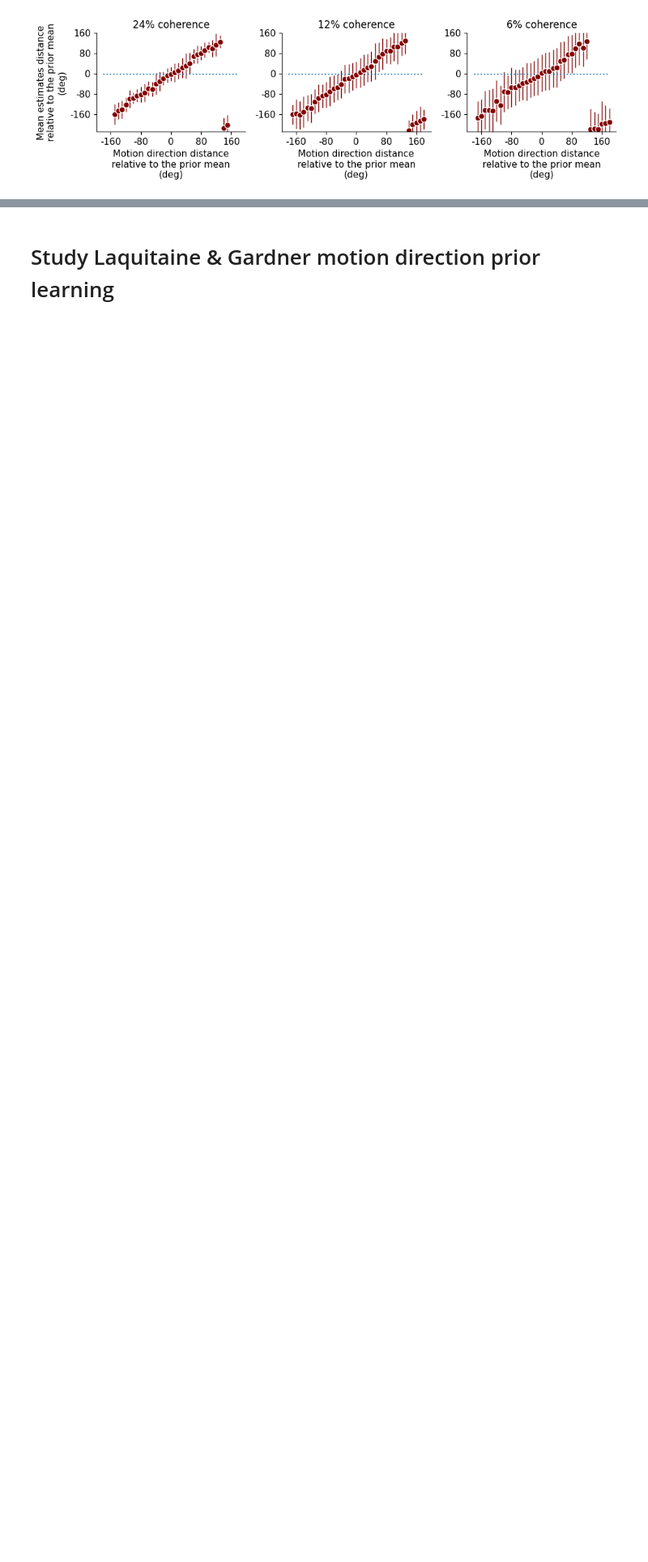
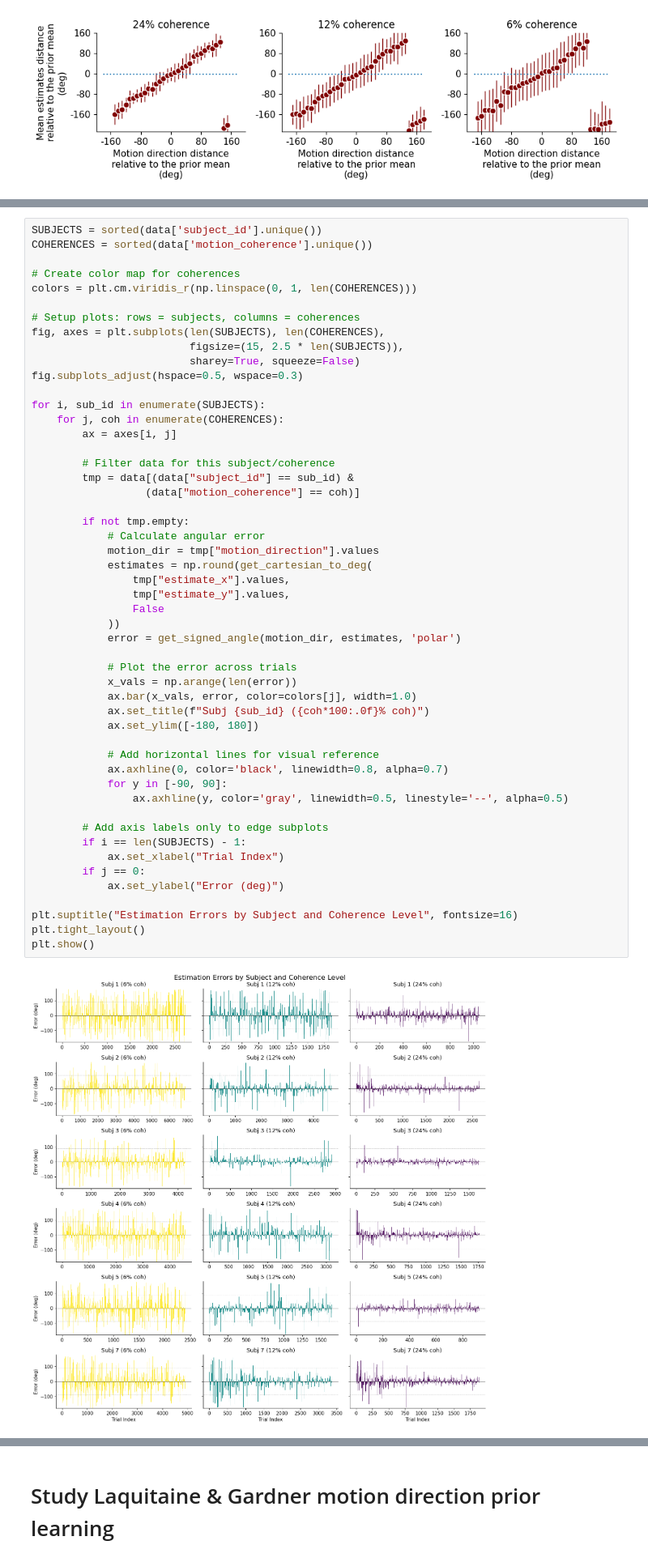
Before and after one commit to yifanzha-97/Neuro-Academy, a Jupyter notebook: projects/behavior_and_theory/laquitaine_human_errors.ipynb, the cells around one changed output, grey strips where cells are left out. Shown at 81% size. Drawn from its saved outputs; the diff is of its cells as text; blank space fills up the shorter version.

```diff
--- a/projects/behavior_and_theory/laquitaine_human_errors.ipynb
+++ b/projects/behavior_and_theory/laquitaine_human_errors.ipynb
@@ -829,0 +796,53 @@ ValueError: ('Lengths must match to compare', (53345,), (3,))
+# %%
+SUBJECTS = sorted(data['subject_id'].unique())
+COHERENCES = sorted(data['motion_coherence'].unique())
+
+# Create color map for coherences
+colors = plt.cm.viridis_r(np.linspace(0, 1, len(COHERENCES)))
+
+# Setup plots: rows = subjects, columns = coherences
+fig, axes = plt.subplots(len(SUBJECTS), len(COHERENCES),
+                         figsize=(15, 2.5 * len(SUBJECTS)),
+                         sharey=True, squeeze=False)
+fig.subplots_adjust(hspace=0.5, wspace=0.3)
+
+for i, sub_id in enumerate(SUBJECTS):
+    for j, coh in enumerate(COHERENCES):
+        ax = axes[i, j]
+
+        # Filter data for this subject/coherence
+        tmp = data[(data["subject_id"] == sub_id) &
+                  (data["motion_coherence"] == coh)]
+
+        if not tmp.empty:
+            # Calculate angular error
+            motion_dir = tmp["motion_direction"].values
+            estimates = np.round(get_cartesian_to_deg(
+                tmp["estimate_x"].values,
+                tmp["estimate_y"].values,
+                False
+            ))
+            error = get_signed_angle(motion_dir, estimates, 'polar')
+
+            # Plot the error across trials
+            x_vals = np.arange(len(error))
+            ax.bar(x_vals, error, color=colors[j], width=1.0)
+            ax.set_title(f"Subj {sub_id} ({coh*100:.0f}% coh)")
+            ax.set_ylim([-180, 180])
+
+            # Add horizontal lines for visual reference
+            ax.axhline(0, color='black', linewidth=0.8, alpha=0.7)
+            for y in [-90, 90]:
+                ax.axhline(y, color='gray', linewidth=0.5, linestyle='--', alpha=0.5)
+
+        # Add axis labels only to edge subplots
+        if i == len(SUBJECTS) - 1:
+            ax.set_xlabel("Trial Index")
+        if j == 0:
+            ax.set_ylabel("Error (deg)")
+
+plt.suptitle("Estimation Errors by Subject and Coherence Level", fontsize=16)
+plt.tight_layout()
+plt.show()
+# %% [output]
+[figure, added]
```
Also changed, not shown: parts of 4 cells of this notebook.
